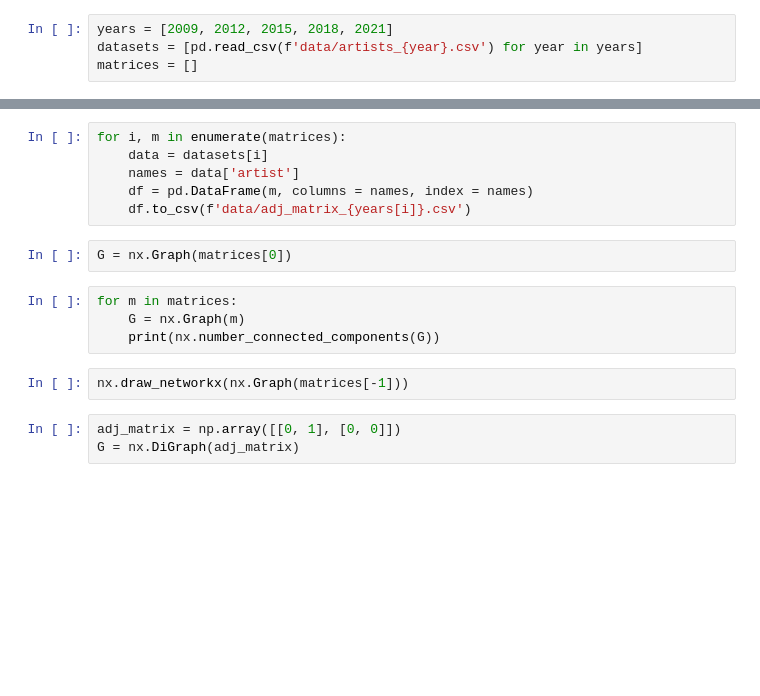
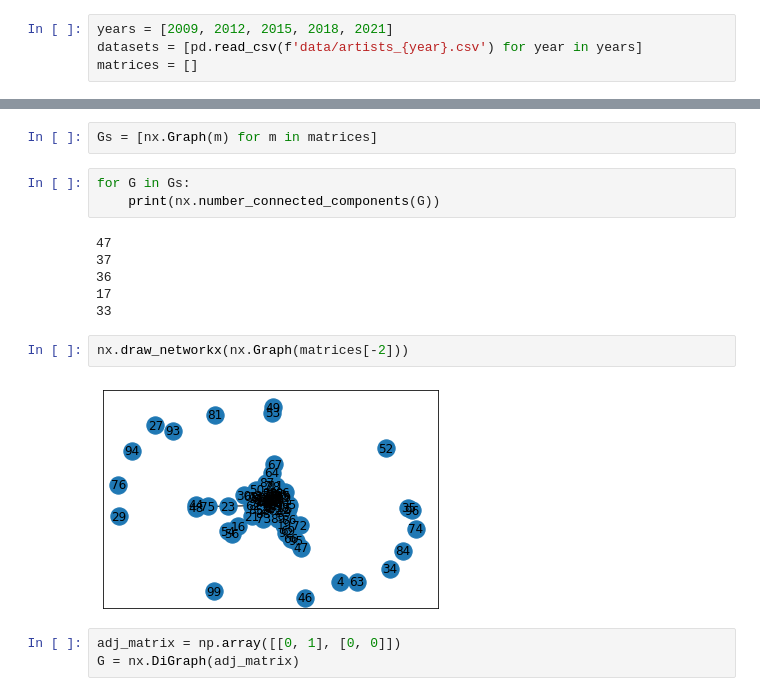
Before and after one commit to bradleymoorehead23/Networks-Project, a Jupyter notebook: notebooks/network_creation.ipynb, the cells around one changed output, grey strips where cells are left out. Drawn from its saved outputs; the diff is of its cells as text; blank space fills up the shorter version.

```diff
--- a/notebooks/network_creation.ipynb
+++ b/notebooks/network_creation.ipynb
@@ -217,17 +301,18 @@ matrices.append(adj_matrix)
-# %%
-for i, m in enumerate(matrices):
-    data = datasets[i]
-    names = data['artist']
-    df = pd.DataFrame(m, columns = names, index = names)
-    df.to_csv(f'data/adj_matrix_{years[i]}.csv')
 # %%
-G = nx.Graph(matrices[0])
+Gs = [nx.Graph(m) for m in matrices]
 # %%
-for m in matrices:
-    G = nx.Graph(m)
+for G in Gs:
     print(nx.number_connected_components(G))
+# %% [output]
+47
+37
+36
+17
+33
 # %%
-nx.draw_networkx(nx.Graph(matrices[-1]))
+nx.draw_networkx(nx.Graph(matrices[-2]))
+# %% [output]
+[figure, added]
 # %%
 adj_matrix = np.array([[0, 1], [0, 0]])
 G = nx.DiGraph(adj_matrix)
```
Also changed, not shown: parts of 8 cells of this notebook, 9 other files.
